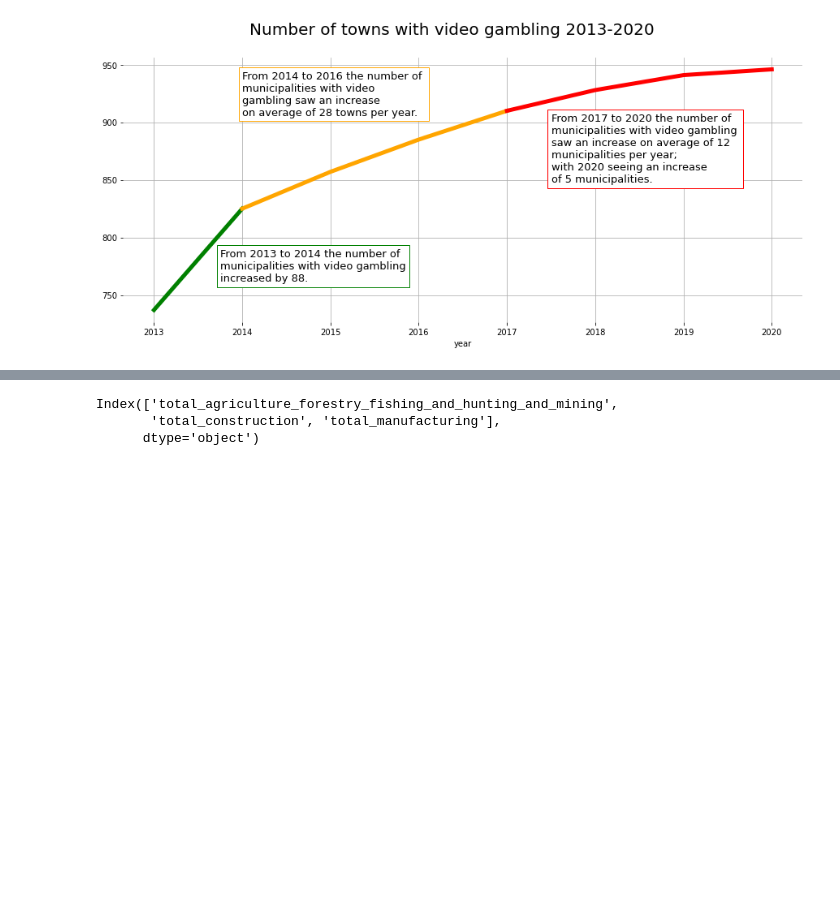
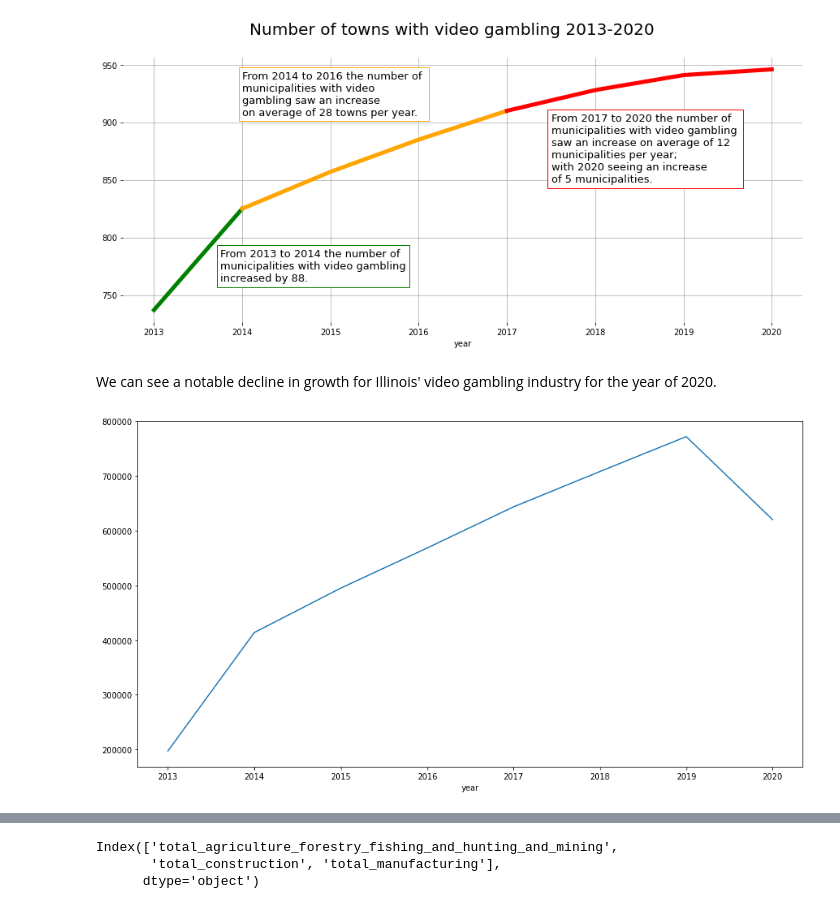
Before and after one commit to joelsewhere/illinois-gaming, a Jupyter notebook: notebooks/eda.ipynb, the cells around one changed output, grey strips where cells are left out. Cells and saved outputs as stored; diff of their text form; code cells hidden in the pictures; blank space fills up the shorter version.

```diff
--- a/notebooks/eda.ipynb
+++ b/notebooks/eda.ipynb
@@ -1,7 +1,6 @@
 # %%
 # Notebook Imports
 import psycopg2
-from sqlalchemy import create_engine
 import pandas as pd
 import numpy as np
 import matplotlib.pyplot as plt
@@ -12,8 +11,10 @@ from sklearn.metrics import r2_score
 import statsmodels.api as sm
 %matplotlib inline
 
+conn = psycopg2.connect(dbname="illinois_gambling")
+
 def query(query):
-    return pd.read_sql(query, engine)
+    return pd.read_sql(query, conn)
 # %% [markdown]
 ## Introduction
 
@@ -60,3 +63,17 @@ of {int(round(query_results.loc[2017:].num_of_towns.diff().loc[2020]))} municipa
 third_annotation.set_bbox(dict(facecolor='white', edgecolor='red'))
 # %% [output]
 [figure]
+# %% [markdown]
+We can see a notable decline in growth for Illinois' video gambling industry for the year of 2020.
+# %%
+q = """SELECT DISTINCT CAST(date_part('year', video_gambling.date) AS INT) as year,
+                SUM(video_gambling.terminal_count) as terminal_count,
+                SUM(video_gambling.amount_played) as amount_played,
+                SUM(video_gambling.state_share) as state_share,
+                SUM(video_gambling.municipality_share) as local_share
+                FROM video_gambling
+                GROUP BY date_part('year', video_gambling.date);"""
+
+query(q).set_index('year').terminal_count.plot(figsize=(15,8));
+# %% [output]
+[figure, added]
```
Also changed, not shown: parts of 9 cells of this notebook, 3 other files.
